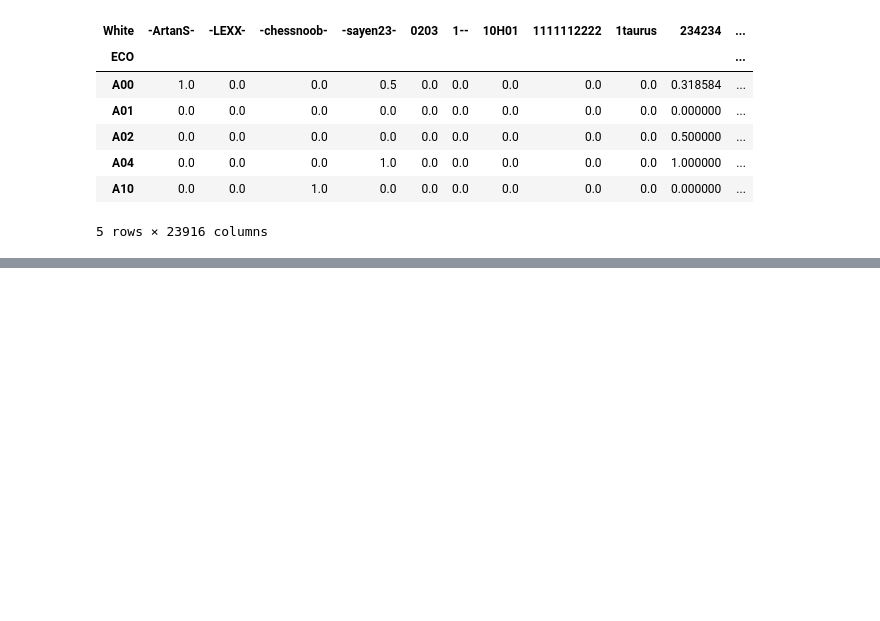
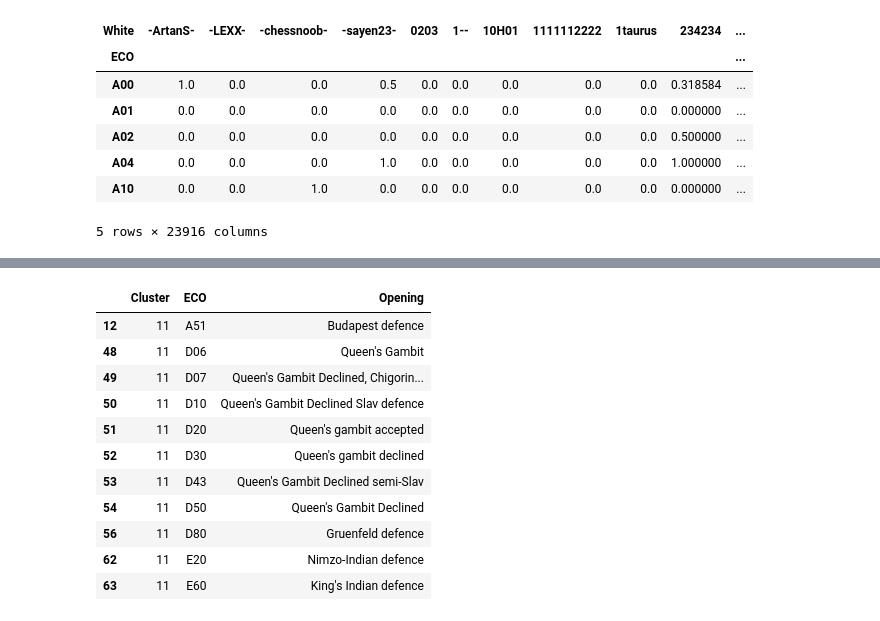
Before and after one commit to ielo03/chess-openings-analysis, a Jupyter notebook: Clustering.ipynb, the cells around one changed output, grey strips where cells are left out. Drawn from its saved outputs; the diff is of its cells as text; code cells hidden in the pictures; blank space fills up the shorter version.

```diff
--- a/Clustering.ipynb
+++ b/Clustering.ipynb
@@ -197,0 +284,15 @@ plt.show()
+# %%
+openings[openings['Cluster'] == 11]
+# %% [output]
+|  | Cluster | ECO | Opening |
+| 12 | 11 | A51 | Budapest defence |
+| 48 | 11 | D06 | Queen's Gambit |
+| 49 | 11 | D07 | Queen's Gambit Declined, Chigorin... |
+| 50 | 11 | D10 | Queen's Gambit Declined Slav defence |
+| 51 | 11 | D20 | Queen's gambit accepted |
+| 52 | 11 | D30 | Queen's gambit declined |
+| 53 | 11 | D43 | Queen's Gambit Declined semi-Slav |
+| 54 | 11 | D50 | Queen's Gambit Declined |
+| 56 | 11 | D80 | Gruenfeld defence |
+| 62 | 11 | E20 | Nimzo-Indian defence |
+| 63 | 11 | E60 | King's Indian defence |
```
Also changed, not shown: parts of 32 cells of this notebook, 2 other files.
